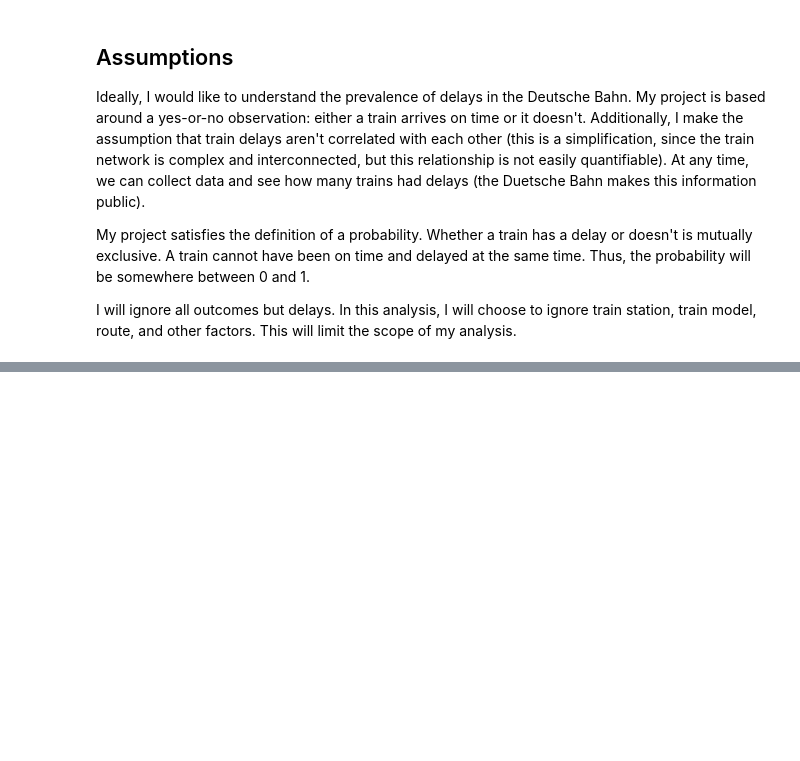
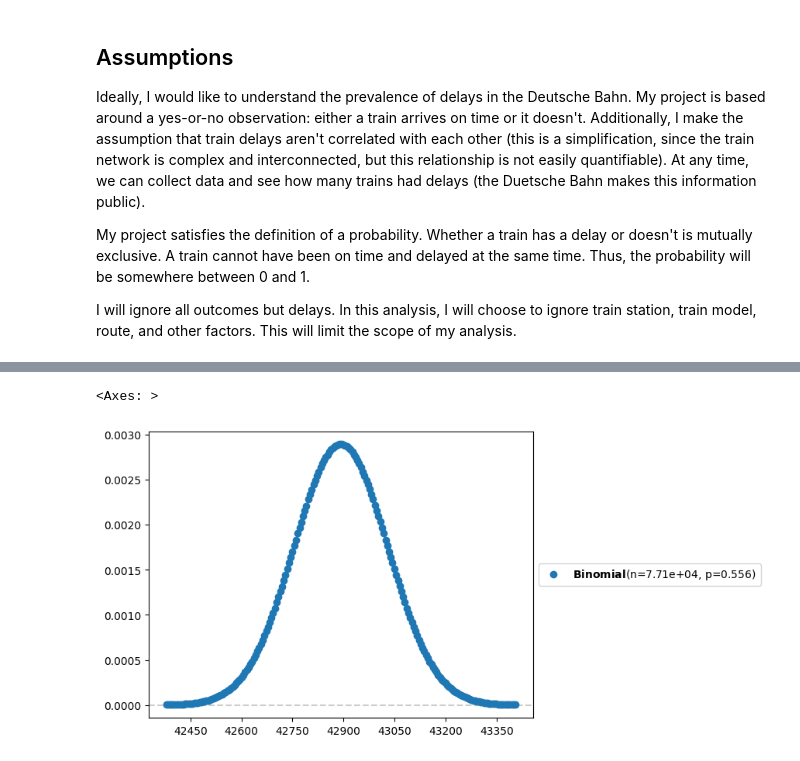
Before and after one commit to mrmaxguns/data-science-fundamentals, a Jupyter notebook: Unit2/Project/MaxiRebgU2proj.ipynb, the cells around one changed output, grey strips where cells are left out. Drawn from its saved outputs; the diff is of its cells as text; code cells hidden in the pictures; blank space fills up the shorter version.

```diff
--- a/Unit2/Project/MaxiRebgU2proj.ipynb
+++ b/Unit2/Project/MaxiRebgU2proj.ipynb
@@ -22,0 +44,3 @@ We can say that $p(\theta)$ is the
+# %%
+df = pd.read_csv("trains.csv")
+df
@@ -22,0 +61,6 @@ We can say that $p(\theta)$ is the
+# %%
+num_on_time = len(df[df.has_delay == 0])
+num_delayed = len(df[df.has_delay == 1])
+total = num_on_time + num_delayed
+
+print(f"On time: {num_on_time}, Delayed: {num_delayed}")
@@ -22,0 +73,6 @@ We can say that $p(\theta)$ is the
+# %%
+p_y_θ = pz.Binomial(n = total, p = num_on_time / total)
+p_y_θ.plot_pdf()
+# %% [output]
+<Axes: >
+[figure, added]
```
Also changed, not shown: parts of 30 cells of this notebook.
